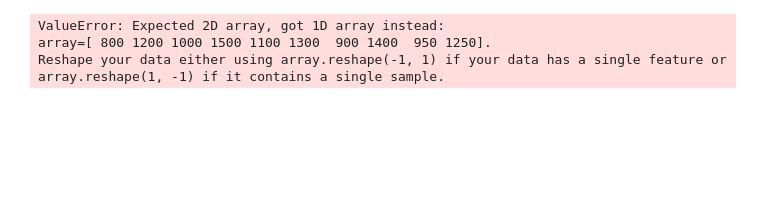
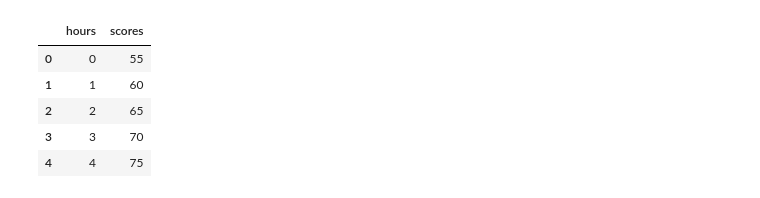
Before and after one commit to TheEliteCode/DSDE-COURSE, a Jupyter notebook: Python/Linear_regression.ipynb, the cells around one changed output. Saved outputs shown, nothing was run; the diff lists cells and outputs as text; code cells hidden in the pictures; blank space fills up the shorter version.

Commit message:
Concluded Linear Regression

```diff
--- a/Python/Linear_regression.ipynb
+++ b/Python/Linear_regression.ipynb
@@ -1 +1,3 @@
+# %%
+data = {"hours" : [0,1,2,3,4], "scores" : [55,60,65,70,75]}
 # %%
@@ -17,20 +6,11 @@ plt.show()
-# %%
-#Data Arrays
-import numpy as np
-from sklearn.linear_model import LinearRegression
-
-
-annual_rainfall = np.array([800, 1200, 1000, 1500, 1100, 1300, 900, 1400, 950, 1250])
-agricultural_yield = np.array([3.2, 4.8, 4.0, 5.5, 4.2, 5.0, 3.5, 5.3, 3.8, 4.9])
-
-# Fitting the model
-model = LinearRegression()
-model.fit(annual_rainfall, agricultural_yield)
-
-# Predicting yield for 1150 mm of rainfall
-predicted_yield = model.predict(np.array([[1150]]))
-print(f"Predicted agricultural yield for 1150 mm of rainfall: {predicted_yield[0]:.2f} tons/hectare")
-# %% [output]
-ValueError: Expected 2D array, got 1D array instead:
-array=[ 800 1200 1000 1500 1100 1300  900 1400  950 1250].
-Reshape your data either using array.reshape(-1, 1) if your data has a single feature or array.reshape(1, -1) if it contains a single sample.
+# %%
+df = pd.DataFrame(data)
+# %%
+df
+# %% [output]
+|  | hours | scores |
+| 0 | 0 | 55 |
+| 1 | 1 | 60 |
+| 2 | 2 | 65 |
+| 3 | 3 | 70 |
+| 4 | 4 | 75 |
```
Also changed, not shown: parts of 12 cells of this notebook, 8 other files.
